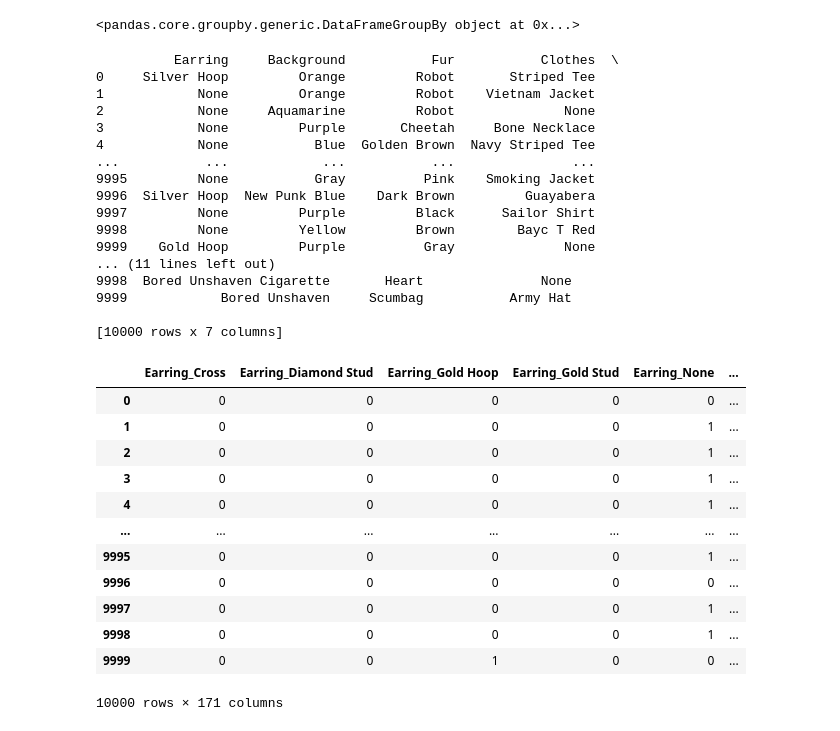
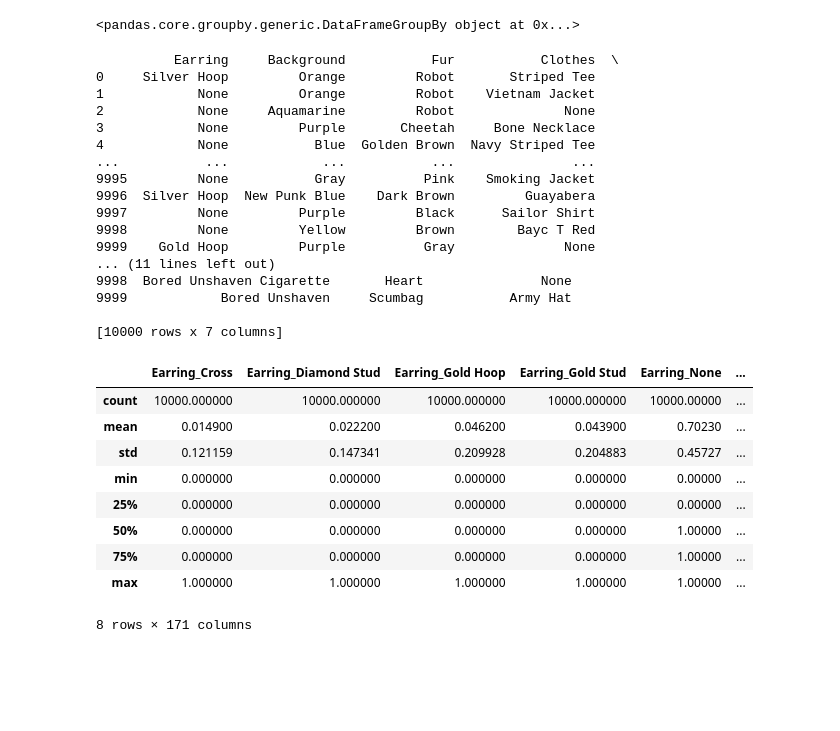
Before and after one commit to KostadinovK/Datathon-2022, a Jupyter notebook: Datathon_2022.ipynb, the cells around one changed output. Cells and saved outputs as stored; diff of their text form; code cells hidden in the pictures; blank space fills up the shorter version.

```diff
--- a/Datathon_2022.ipynb
+++ b/Datathon_2022.ipynb
@@ -99,46 +103,51 @@ print(bayc_features)
 # %% [output]
 <pandas.core.groupby.generic.DataFrameGroupBy object at 0x...>
 # %%
-columns = {}
+def get_features(df):
+    """
+    :param df: dataframe to have features extracted
+    :return: dataframe with rows of token id and columns of features
+    """
+    columns = {}
 
-for trait in bayc['trait_type'].unique():
-    columns[trait] = ['None' for i in range(bayc.token_id.nunique())]
+    for trait in df['trait_type'].unique():
+        columns[trait] = ['None' for i in range(df.token_id.nunique())]
 
-for id in bayc['token_id'].unique():
-    for _, row in bayc[bayc.token_id == id].iterrows():
-            columns[row.trait_type][id] = row.value
+    for id in df['token_id'].unique():
+        for _, row in df[df.token_id == id].iterrows():
+                columns[row.trait_type][id] = row.value
+    #%%
+
+    return pd.DataFrame(columns)
 # %%
-bayc_features = pd.DataFrame(columns)
+bayc_features = get_features(bayc)
 print(bayc_features)
-pd.get_dummies(bayc_features)
+pd.get_dummies(bayc_features).describe()
 # %% [output]
           Earring     Background           Fur           Clothes  \
 0     Silver Hoop         Orange         Robot       Striped Tee
 1            None         Orange         Robot    Vietnam Jacket
 2            None     Aquamarine         Robot              None
 3            None         Purple       Cheetah     Bone Necklace
 4            None           Blue  Golden Brown  Navy Striped Tee
 ...           ...            ...           ...               ...
 9995         None           Gray          Pink    Smoking Jacket
 9996  Silver Hoop  New Punk Blue    Dark Brown         Guayabera
 9997         None         Purple         Black      Sailor Shirt
 9998         None         Yellow         Brown        Bayc T Red
 9999    Gold Hoop         Purple          Gray              None
 ... (11 lines left out)
 9998  Bored Unshaven Cigarette       Heart               None
 9999            Bored Unshaven     Scumbag           Army Hat
 
 [10000 rows x 7 columns]
 |  | Earring_Cross | Earring_Diamond Stud | Earring_Gold Hoop | Earring_Gold Stud | Earring_None | ... |
-| 0 | 0 | 0 | 0 | 0 | 0 | ... |
-| 1 | 0 | 0 | 0 | 0 | 1 | ... |
-| 2 | 0 | 0 | 0 | 0 | 1 | ... |
-| 3 | 0 | 0 | 0 | 0 | 1 | ... |
-| 4 | 0 | 0 | 0 | 0 | 1 | ... |
-| ... | ... | ... | ... | ... | ... | ... |
-| 9995 | 0 | 0 | 0 | 0 | 1 | ... |
-| 9996 | 0 | 0 | 0 | 0 | 0 | ... |
-| 9997 | 0 | 0 | 0 | 0 | 1 | ... |
-| 9998 | 0 | 0 | 0 | 0 | 1 | ... |
-| 9999 | 0 | 0 | 1 | 0 | 0 | ... |
+| count | 10000.000000 | 10000.000000 | 10000.000000 | 10000.000000 | 10000.00000 | ... |
+| mean | 0.014900 | 0.022200 | 0.046200 | 0.043900 | 0.70230 | ... |
+| std | 0.121159 | 0.147341 | 0.209928 | 0.204883 | 0.45727 | ... |
+| min | 0.000000 | 0.000000 | 0.000000 | 0.000000 | 0.00000 | ... |
+| 25% | 0.000000 | 0.000000 | 0.000000 | 0.000000 | 0.00000 | ... |
+| 50% | 0.000000 | 0.000000 | 0.000000 | 0.000000 | 1.00000 | ... |
+| 75% | 0.000000 | 0.000000 | 0.000000 | 0.000000 | 1.00000 | ... |
+| max | 1.000000 | 1.000000 | 1.000000 | 1.000000 | 1.00000 | ... |
-10000 rows × 171 columns
+8 rows × 171 columns
```
Also changed, not shown: parts of 7 cells of this notebook.
